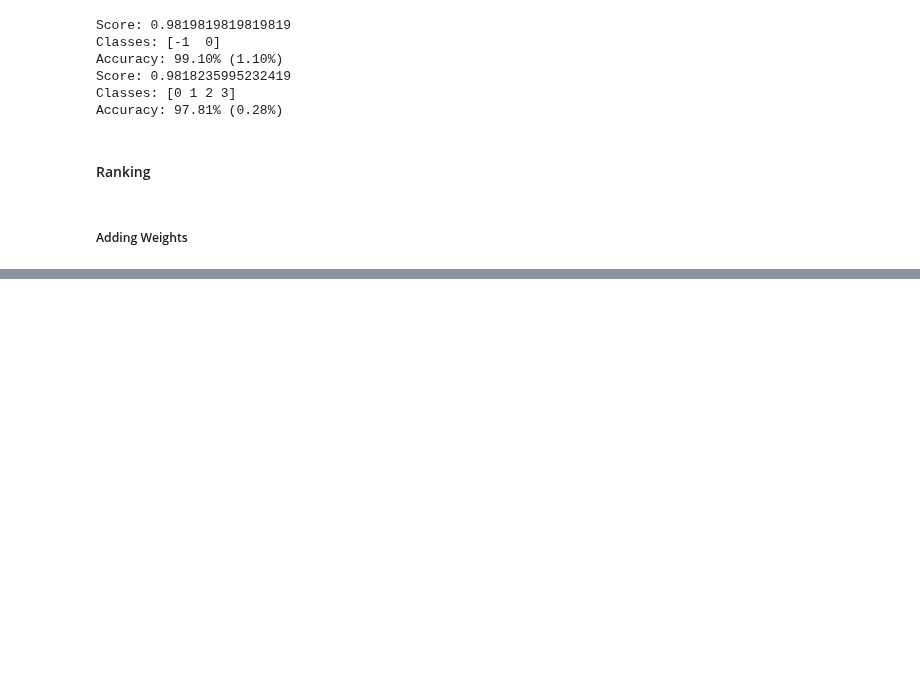
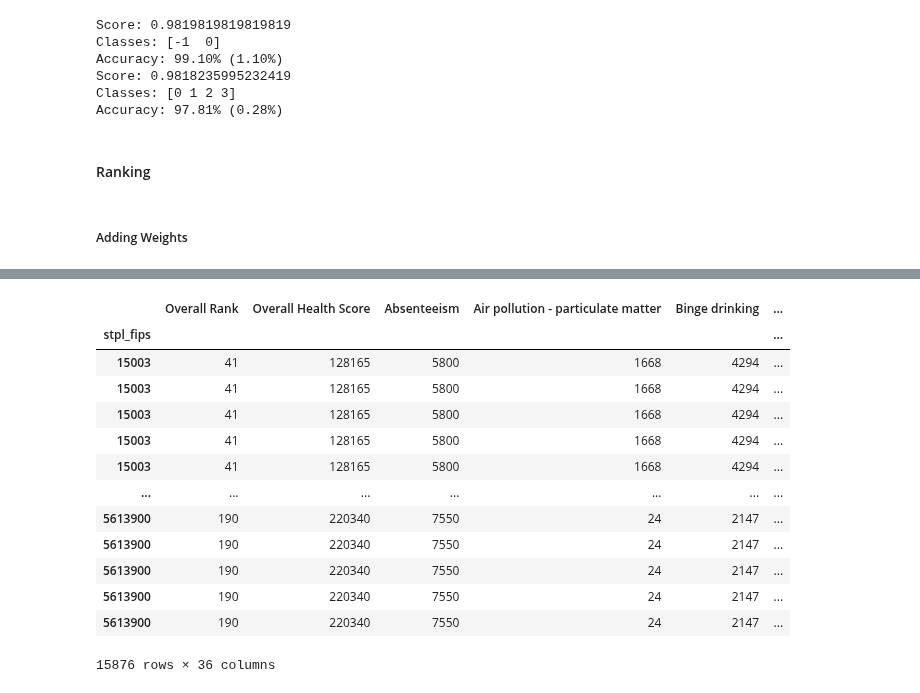
Before and after one commit to lilfetz22/Health_Scores_CAP2, a Jupyter notebook: scripts/ML_no_visualizations.ipynb, the cells around one changed output, grey strips where cells are left out. Saved outputs shown, nothing was run; the diff lists cells and outputs as text; code cells hidden in the pictures; blank space fills up the shorter version.

Commit message:
Attempt to merge city names

```diff
--- a/scripts/ML_no_visualizations.ipynb
+++ b/scripts/ML_no_visualizations.ipynb
@@ -96,3 +96,7 @@ agg_tract_df = pd.read_csv('/content/gdrive/My Drive/Health_Scores_CAP2/manipula
                               index_col='stcotr_fips')
 aff_city_df = pd.read_csv('/content/gdrive/My Drive/Health_Scores_CAP2/manipulated_data/aff_city_df.csv',
                               index_col='stpl_fips')
+city_state_names = pd.read_csv('/content/gdrive/My Drive/Health_Scores_CAP2/manipulated_data/city_state_names.csv',
+                              index_col='stpl_fips')
+tract_state_names = pd.read_csv('/content/gdrive/My Drive/Health_Scores_CAP2/manipulated_data/tract_state_names.csv',
+                              index_col='stcotr_fips')
@@ -657,4 +666,4 @@ def feature_weights(df, weights):
   just_weights.insert(0,'Overall Rank',range(1, len(just_weights['Overall Health Score'])+1))
   return(just_weights)
 # %%
-feature_weights(city_ranked, city_weights)
+final_ranks_city = feature_weights(city_ranked, city_weights)
@@ -692,0 +689,17 @@ feature_weights(tract_ranked, tract_weights)
+# %%
+final_ranks_city.merge(city_state_names, how='left', left_index=True, right_index=True)
+# %% [output]
+|  | Overall Rank | Overall Health Score | Absenteeism | Air pollution - particulate matter | Binge drinking | ... |
+| stpl_fips |  |  |  |  |  | ... |
+| 15003 | 41 | 128165 | 5800 | 1668 | 4294 | ... |
+| 15003 | 41 | 128165 | 5800 | 1668 | 4294 | ... |
+| 15003 | 41 | 128165 | 5800 | 1668 | 4294 | ... |
+| 15003 | 41 | 128165 | 5800 | 1668 | 4294 | ... |
+| 15003 | 41 | 128165 | 5800 | 1668 | 4294 | ... |
+| ... | ... | ... | ... | ... | ... | ... |
+| 5613900 | 190 | 220340 | 7550 | 24 | 2147 | ... |
+| 5613900 | 190 | 220340 | 7550 | 24 | 2147 | ... |
+| 5613900 | 190 | 220340 | 7550 | 24 | 2147 | ... |
+| 5613900 | 190 | 220340 | 7550 | 24 | 2147 | ... |
+| 5613900 | 190 | 220340 | 7550 | 24 | 2147 | ... |
+15876 rows × 36 columns
```
Also changed, not shown: parts of 4 cells of this notebook.
